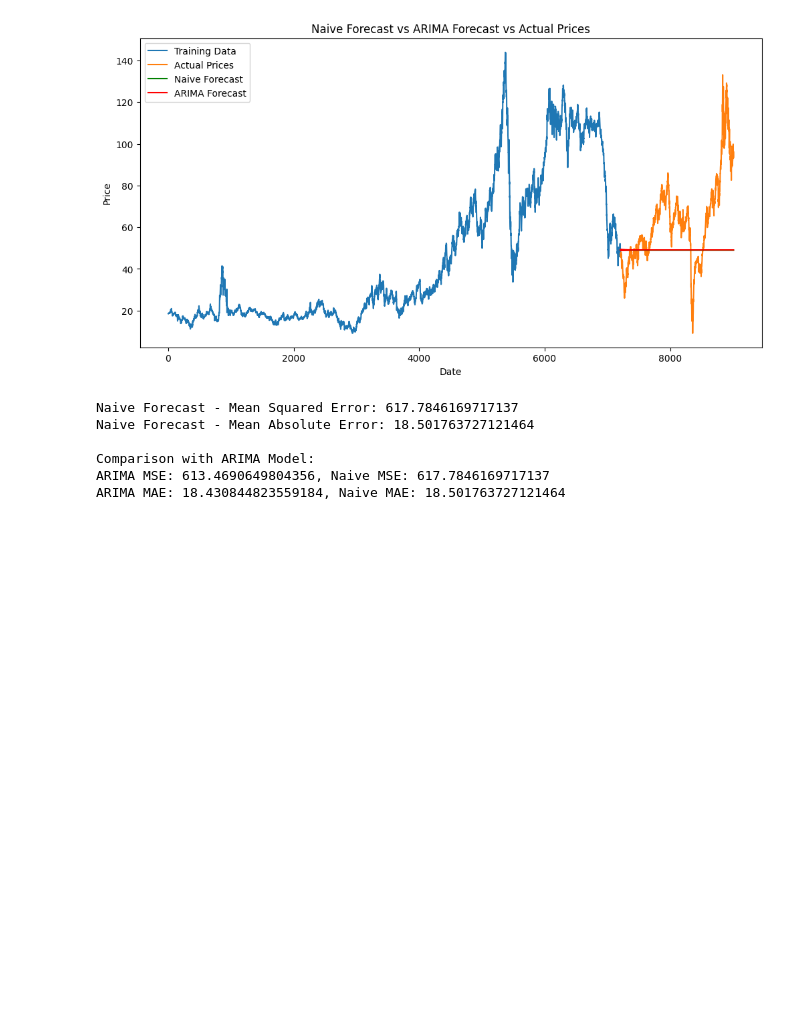
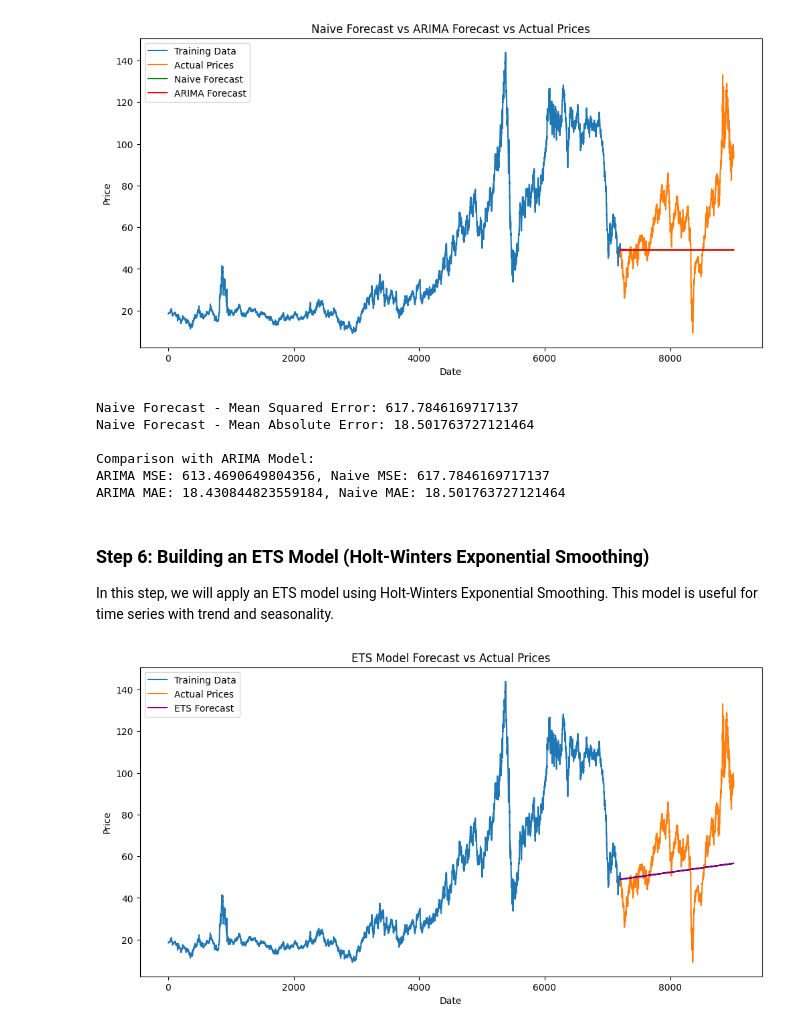
Before and after one commit to Ermi23/Oil-Price-Insights, a Jupyter notebook: notebooks/forecasting_model.ipynb, the cells around one changed output. Cells and saved outputs as stored; diff of their text form; code cells hidden in the pictures; blank space fills up the shorter version.

Commit message:
Error, Trend, Seasonality

```diff
--- a/notebooks/forecasting_model.ipynb
+++ b/notebooks/forecasting_model.ipynb
@@ -192,3 +193,30 @@ Naive Forecast - Mean Absolute Error: 18.501763727121464
 Comparison with ARIMA Model:
 ARIMA MSE: 613.4690649804356, Naive MSE: 617.7846169717137
 ARIMA MAE: 18.430844823559184, Naive MAE: 18.501763727121464
+# %% [markdown]
+### Step 6: Building an ETS Model (Holt-Winters Exponential Smoothing)
+
+In this step, we will apply an ETS model using Holt-Winters Exponential Smoothing. This model is useful for time series with trend and seasonality.
+# %%
+
+
+# Fit the ETS model with trend and seasonality
+ets_model = ExponentialSmoothing(train, trend='add', seasonal='add', seasonal_periods=12)
+ets_model_fit = ets_model.fit()
+
+# Forecast the test set
+ets_forecast = ets_model_fit.forecast(steps=len(test))
+ets_forecast.index = test.index
+
+# Plot ETS forecast against actual prices
+plt.figure(figsize=(12, 6))
+plt.plot(train, label='Training Data')
+plt.plot(test, label='Actual Prices')
+plt.plot(ets_forecast, label='ETS Forecast', color='purple')
+plt.title("ETS Model Forecast vs Actual Prices")
+plt.xlabel("Date")
+plt.ylabel("Price")
+plt.legend()
+plt.show()
+# %% [output]
+[figure, added]
```
Also changed, not shown: parts of 2 cells of this notebook.
